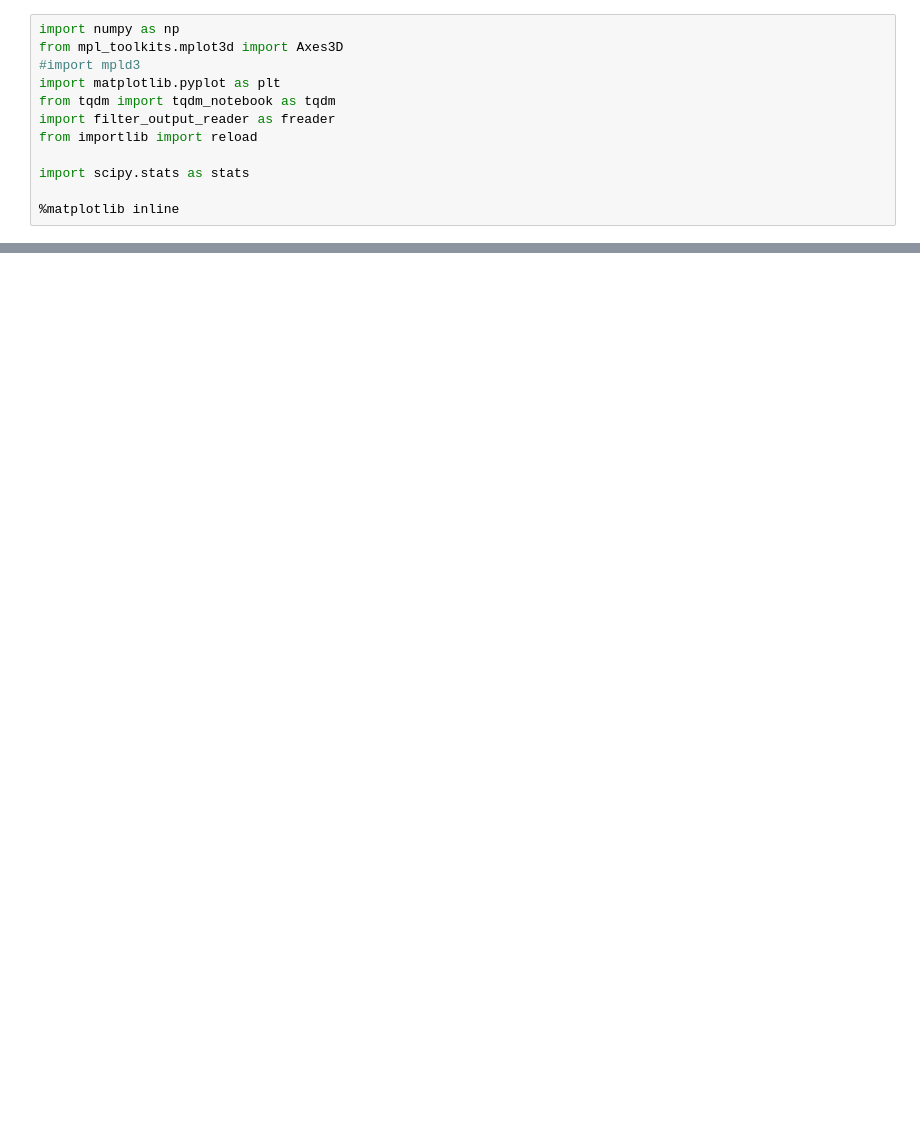
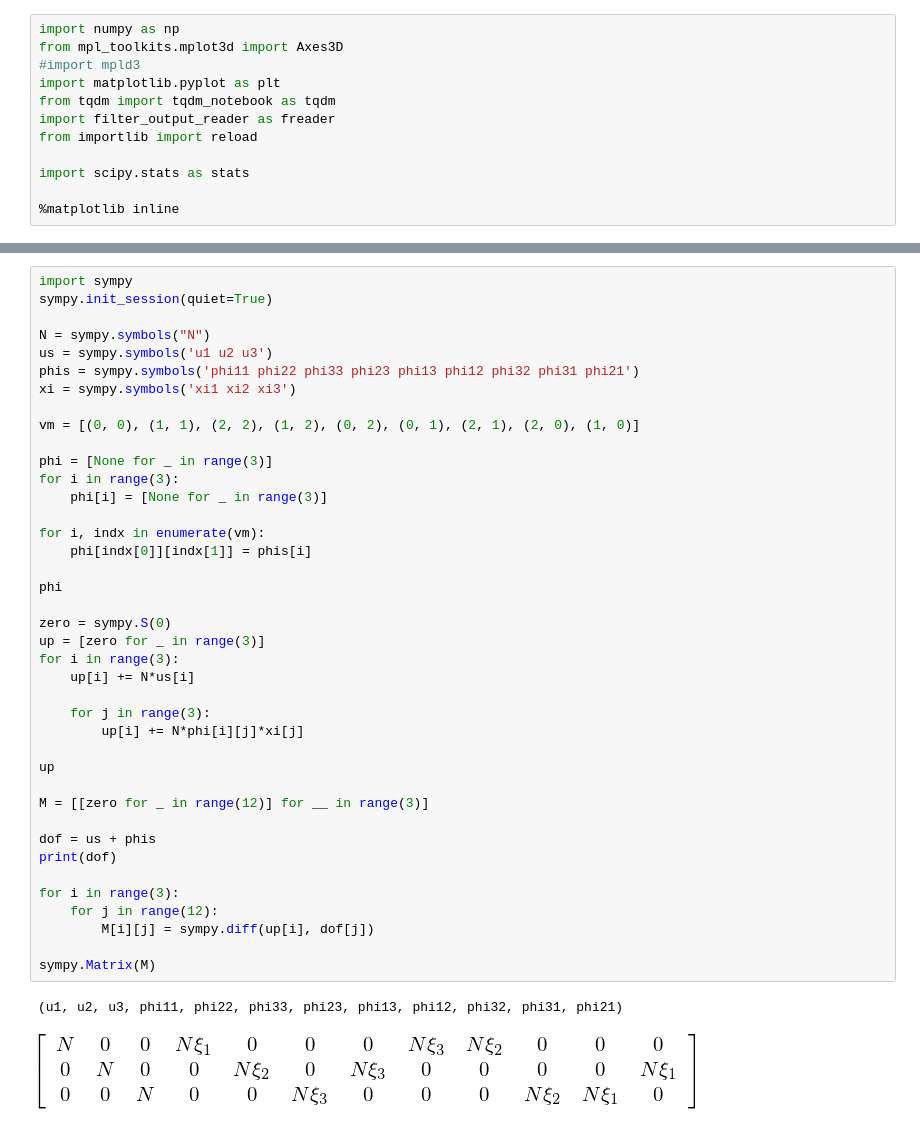
Before and after one commit to lanl/tardigrade-overlap-coupling, a Jupyter notebook: src/python/generate_example_data.ipynb, the cells around one changed output, grey strips where cells are left out. Saved outputs shown, nothing was run; the diff lists cells and outputs as text; blank space fills up the shorter version.

Commit message:
Corrected error in construction of shapefunction matrix

```diff
--- a/src/python/generate_example_data.ipynb
+++ b/src/python/generate_example_data.ipynb
@@ -72,0 +186,43 @@ MicromorphicFilterData:
+# %%
+import sympy
+sympy.init_session(quiet=True)
+
+N = sympy.symbols("N")
+us = sympy.symbols('u1 u2 u3')
+phis = sympy.symbols('phi11 phi22 phi33 phi23 phi13 phi12 phi32 phi31 phi21')
+xi = sympy.symbols('xi1 xi2 xi3')
+
+vm = [(0, 0), (1, 1), (2, 2), (1, 2), (0, 2), (0, 1), (2, 1), (2, 0), (1, 0)]
+
+phi = [None for _ in range(3)]
+for i in range(3):
+    phi[i] = [None for _ in range(3)]
+
+for i, indx in enumerate(vm):
+    phi[indx[0]][indx[1]] = phis[i]
+
+phi
+
+zero = sympy.S(0)
+up = [zero for _ in range(3)]
+for i in range(3):
+    up[i] += N*us[i]
+
+    for j in range(3):
+        up[i] += N*phi[i][j]*xi[j]
+
+up
+
+M = [[zero for _ in range(12)] for __ in range(3)]
+
+dof = us + phis
+print(dof)
+
+for i in range(3):
+    for j in range(12):
+        M[i][j] = sympy.diff(up[i], dof[j])
+
+sympy.Matrix(M)
+# %% [output]
+(u1, u2, u3, phi11, phi22, phi33, phi23, phi13, phi12, phi32, phi31, phi21)
+[figure, added]
```
Also changed, not shown: parts of 25 cells of this notebook, 6 other files.
